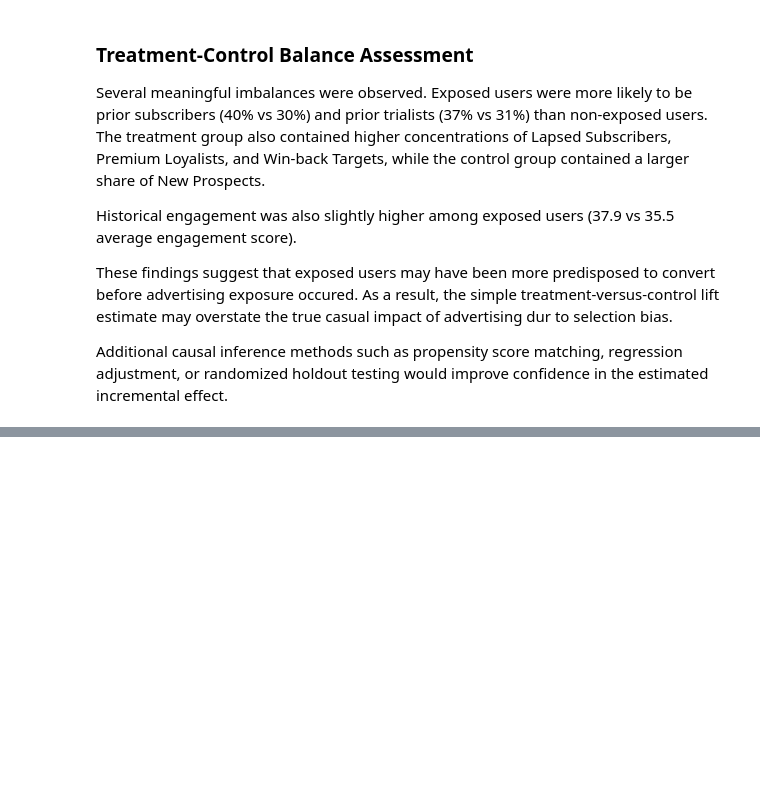
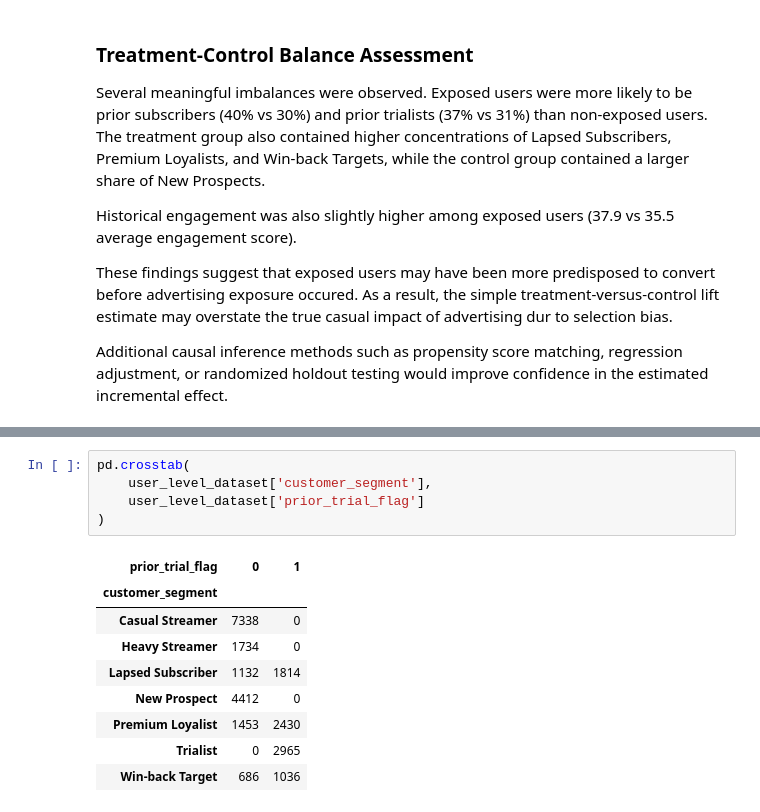
Before and after one commit to eddyk92/try-again-campaign-incrementality, a Jupyter notebook: notebooks/04_incrementality_analysis.ipynb, the cells around one changed output, grey strips where cells are left out. Saved outputs shown, nothing was run; the diff lists cells and outputs as text; blank space fills up the shorter version.

```diff
--- a/notebooks/04_incrementality_analysis.ipynb
+++ b/notebooks/04_incrementality_analysis.ipynb
@@ -283,0 +378,15 @@ Additional causal inference methods such as propensity score matching, regressio
+# %%
+pd.crosstab(
+    user_level_dataset['customer_segment'],
+    user_level_dataset['prior_trial_flag']
+)
+# %% [output]
+| prior_trial_flag | 0 | 1 |
+| customer_segment |  |  |
+| Casual Streamer | 7338 | 0 |
+| Heavy Streamer | 1734 | 0 |
+| Lapsed Subscriber | 1132 | 1814 |
+| New Prospect | 4412 | 0 |
+| Premium Loyalist | 1453 | 2430 |
+| Trialist | 0 | 2965 |
+| Win-back Target | 686 | 1036 |
```
Also changed, not shown: parts of 9 cells of this notebook, 1 other file.
